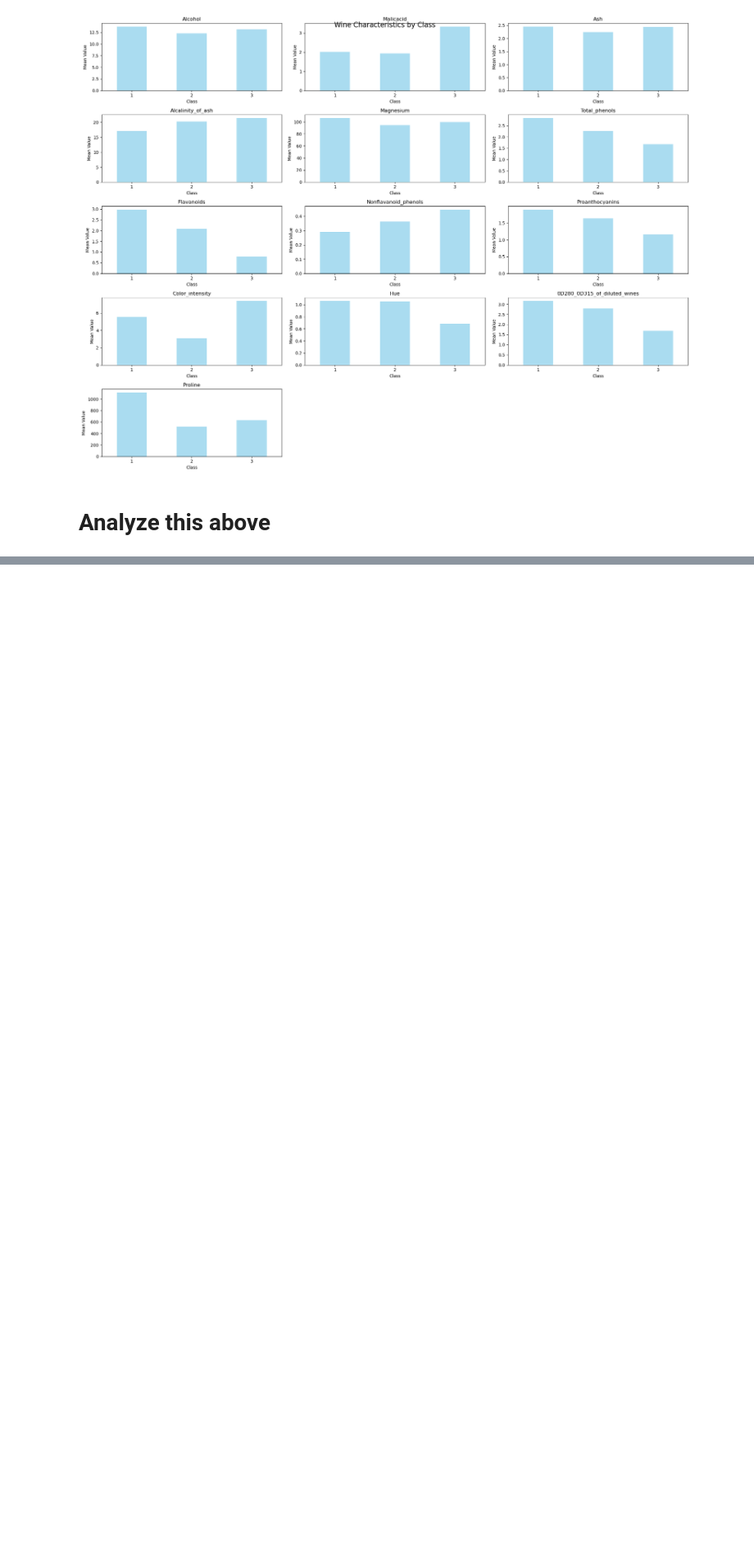
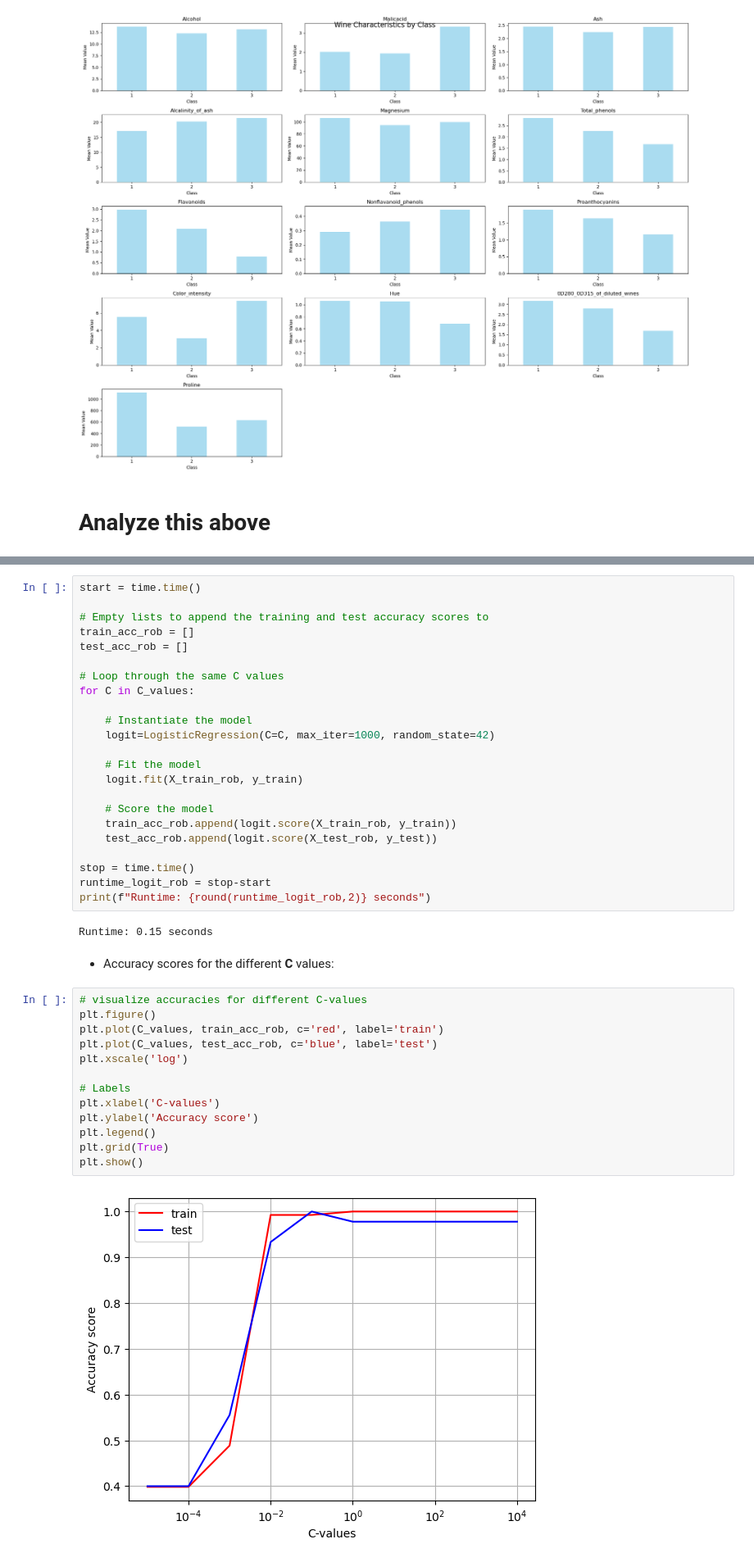
Before and after one commit to danielamartinezli/wine_classification, a Jupyter notebook: notebook/wine.ipynb, the cells around one changed output, grey strips where cells are left out. Shown at 82% size. Cells and saved outputs as stored; diff of their text form; blank space fills up the shorter version.

```diff
--- a/notebook/wine.ipynb
+++ b/notebook/wine.ipynb
@@ -301,0 +722,42 @@ plt.show()
+# %%
+start = time.time()
+
+# Empty lists to append the training and test accuracy scores to
+train_acc_rob = []
+test_acc_rob = []
+
+# Loop through the same C values
+for C in C_values:
+
+    # Instantiate the model
+    logit=LogisticRegression(C=C, max_iter=1000, random_state=42)
+
+    # Fit the model
+    logit.fit(X_train_rob, y_train)
+
+    # Score the model
+    train_acc_rob.append(logit.score(X_train_rob, y_train))
+    test_acc_rob.append(logit.score(X_test_rob, y_test))
+
+stop = time.time()
+runtime_logit_rob = stop-start
+print(f"Runtime: {round(runtime_logit_rob,2)} seconds")
+# %% [output]
+Runtime: 0.15 seconds
+# %% [markdown]
+- Accuracy scores for the different **C** values:
+# %%
+# visualize accuracies for different C-values
+plt.figure()
+plt.plot(C_values, train_acc_rob, c='red', label='train')
+plt.plot(C_values, test_acc_rob, c='blue', label='test')
+plt.xscale('log')
+
+# Labels
+plt.xlabel('C-values')
+plt.ylabel('Accuracy score')
+plt.legend()
+plt.grid(True)
+plt.show()
+# %% [output]
+[figure, added]
```
Also changed, not shown: parts of 65 cells of this notebook.
